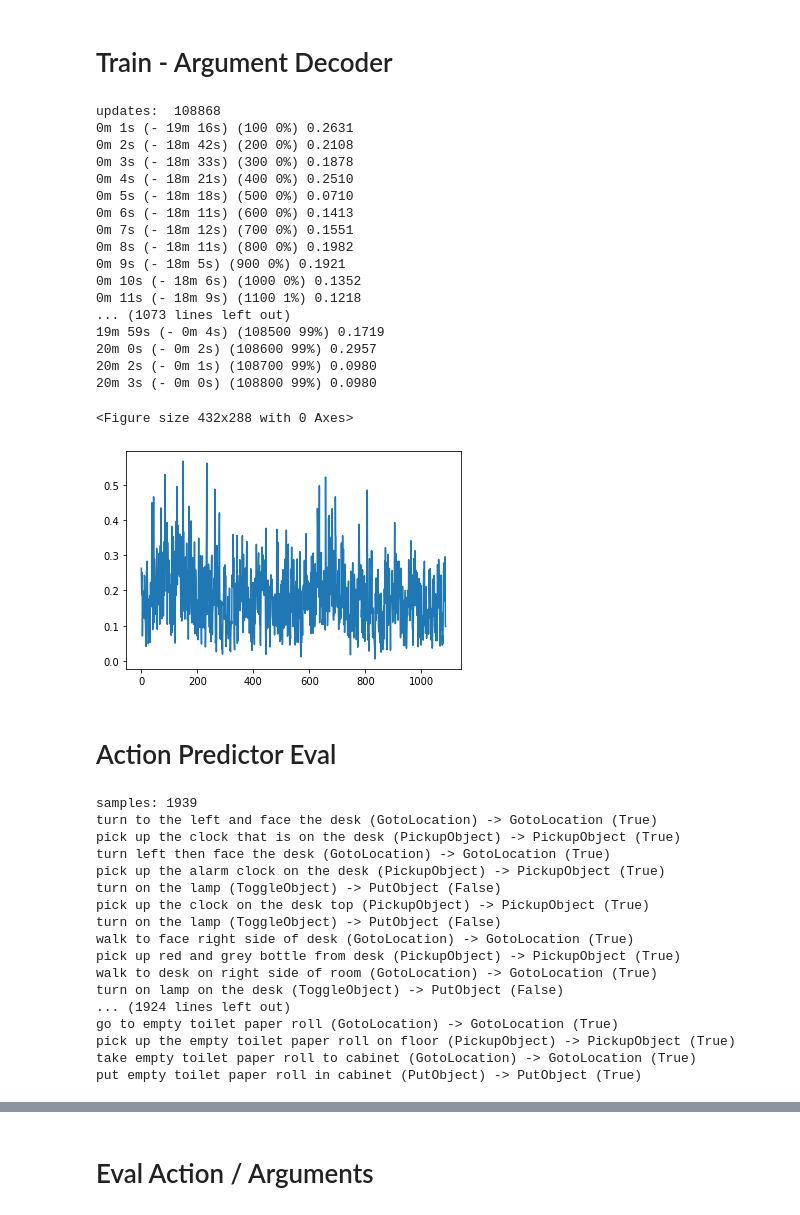
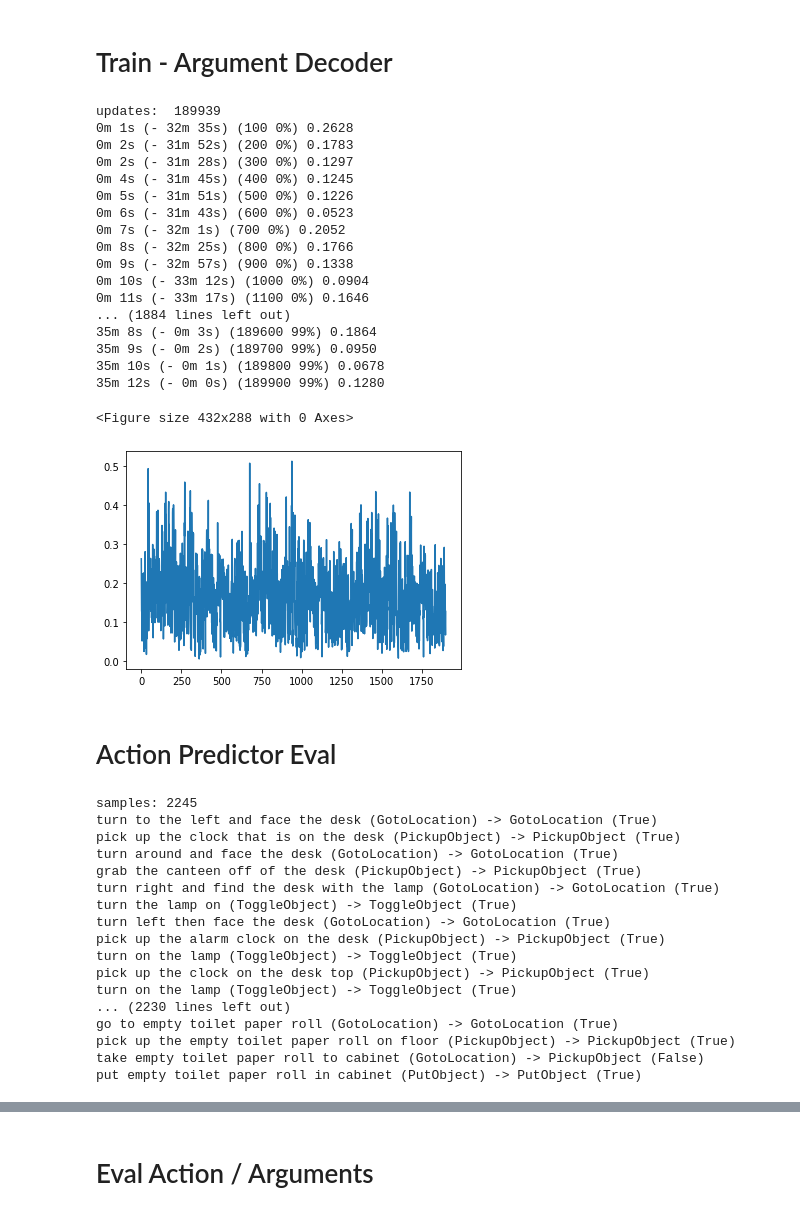
Before and after one commit to Riordan-DC/honours_research_repo, a Jupyter notebook: Sentence_Embedding_Predictor.ipynb, the cells around one changed output, grey strips where cells are left out. Drawn from its saved outputs; the diff is of its cells as text; code cells hidden in the pictures.

```diff
--- a/Sentence_Embedding_Predictor.ipynb
+++ b/Sentence_Embedding_Predictor.ipynb
@@ -77,14 +77,11 @@ def load_next_alfred_data(ALFRED_JSON_PATTERN):
         instruction_actions = []
         for d in annotations:
             votes = d['votes']
-            if all(votes): # WARNING: Limiting dataset based on votes
+            if any(votes): # WARNING: Limiting dataset based on votes
                 trajectory = {'task_desc': [], 'instructions': []}
                 trajectory['task_desc'] = preprocess_sentence(d['task_desc'])
                 for i in range(len(d['high_descs'])):
                     sanitized_instruction = preprocess_sentence(d['high_descs'][i])
-                    #sanitized_instruction = tokenizer(d['high_descs'][i])
-                    #sanitized_instruction = filter(lambda x: not x in string.punctuation,sanitized_instruction)
-                    #sanitized_instruction = [wnl.lemmatize(word) for word in sanitized_instruction]
                     instruction = {'instruction': sanitized_instruction,
                                    'action': actions[i]['discrete_action']['action'],
                                    'argument_1': actions[i]['discrete_action']['args'][0] if 0 < len(actions[i]['discrete_action']['args']) else '<unk>',
@@ -446,7 +447,7 @@ def train(input_tensor, target_action, encoder, predictor, encoder_optimizer, pr
 
 hidden_size = 256
 learning_rate = 0.01
-epochs = 2
+epochs = 1
 encoder = EncoderRNN(lang.n_words, hidden_size).to(device)
 action_predictor = ActionPredictor(hidden_size, action_lang.n_words, dropout_p=0.1).to(device)
 
@@ -578,7 +579,7 @@ def train(input_tensor, target_tensor, encoder, decoder, encoder_optimizer, deco
 
 hidden_size = 256
 learning_rate = 0.01
-epochs = 2
+epochs = 3
 encoder = EncoderRNN(lang.n_words, hidden_size).to(device)
 argument_decoder = AttnDecoderRNN(hidden_size, argument_lang.n_words, dropout_p=0.1).to(device)
 
@@ -608,51 +609,51 @@ criterion = nn.NLLLoss()
 for epoch in range(epochs):
     for batch in training_pairs:
         update += 1
         training_pair = batch
         input_tensor = tensor_from_sentence(lang, training_pair[0])
         target_tensor = tensor_from_sentence(argument_lang, training_pair[1])
 
         loss = train(input_tensor, target_tensor, encoder,
                      argument_decoder, encoder_optimizer, decoder_optimizer, criterion)
         print_loss_total += loss
         plot_loss_total += loss
 
         if update % print_every == 0:
             print_loss_avg = print_loss_total / print_every
             print_loss_total = 0
             print('%s (%d %d%%) %.4f' % (time_since(start, update / update_count),
                                          update, (update / update_count) * 100, print_loss_avg))
 
         if update % plot_every == 0:
             plot_loss_avg = plot_loss_total / plot_every
             plot_losses.append(plot_loss_avg)
             plot_loss_total = 0
 
     # Save model after every epoch
     torch.save(encoder.state_dict(), 'encoder.pt')
     torch.save(argument_decoder.state_dict(), 'argument_decoder.pt')
 
 show_plot(plot_losses)
 # %% [output]
-updates:  108868
-0m 1s (- 19m 16s) (100 0%) 0.2631
-0m 2s (- 18m 42s) (200 0%) 0.2108
-0m 3s (- 18m 33s) (300 0%) 0.1878
-0m 4s (- 18m 21s) (400 0%) 0.2510
-0m 5s (- 18m 18s) (500 0%) 0.0710
-0m 6s (- 18m 11s) (600 0%) 0.1413
-0m 7s (- 18m 12s) (700 0%) 0.1551
-0m 8s (- 18m 11s) (800 0%) 0.1982
-0m 9s (- 18m 5s) (900 0%) 0.1921
-0m 10s (- 18m 6s) (1000 0%) 0.1352
-0m 11s (- 18m 9s) (1100 1%) 0.1218
-... (1073 lines left out)
-19m 59s (- 0m 4s) (108500 99%) 0.1719
-20m 0s (- 0m 2s) (108600 99%) 0.2957
-20m 2s (- 0m 1s) (108700 99%) 0.0980
-20m 3s (- 0m 0s) (108800 99%) 0.0980
+updates:  189939
+0m 1s (- 32m 35s) (100 0%) 0.2628
+0m 2s (- 31m 52s) (200 0%) 0.1783
+0m 2s (- 31m 28s) (300 0%) 0.1297
+0m 4s (- 31m 45s) (400 0%) 0.1245
+0m 5s (- 31m 51s) (500 0%) 0.1226
+0m 6s (- 31m 43s) (600 0%) 0.0523
+0m 7s (- 32m 1s) (700 0%) 0.2052
+0m 8s (- 32m 25s) (800 0%) 0.1766
+0m 9s (- 32m 57s) (900 0%) 0.1338
+0m 10s (- 33m 12s) (1000 0%) 0.0904
+0m 11s (- 33m 17s) (1100 0%) 0.1646
+... (1884 lines left out)
+35m 8s (- 0m 3s) (189600 99%) 0.1864
+35m 9s (- 0m 2s) (189700 99%) 0.0950
+35m 10s (- 0m 1s) (189800 99%) 0.0678
+35m 12s (- 0m 0s) (189900 99%) 0.1280
 <Figure size 432x288 with 0 Axes>
-[figure, old version]
+[figure, new version]
 # %% [markdown]
 # Action Predictor Eval
 # %%
@@ -692,22 +693,22 @@ for sample in eval_pairs:
     print(f"{' '.join(sample[0])} ({sample[1][0]}) -> {output} ({output == sample[1][0]})")
     results.append(output == sample[1][0])
 # %% [output]
-samples: 1939
+samples: 2245
 turn to the left and face the desk (GotoLocation) -> GotoLocation (True)
 pick up the clock that is on the desk (PickupObject) -> PickupObject (True)
+turn around and face the desk (GotoLocation) -> GotoLocation (True)
+grab the canteen off of the desk (PickupObject) -> PickupObject (True)
+turn right and find the desk with the lamp (GotoLocation) -> GotoLocation (True)
+turn the lamp on (ToggleObject) -> ToggleObject (True)
 turn left then face the desk (GotoLocation) -> GotoLocation (True)
 pick up the alarm clock on the desk (PickupObject) -> PickupObject (True)
-turn on the lamp (ToggleObject) -> PutObject (False)
+turn on the lamp (ToggleObject) -> ToggleObject (True)
 pick up the clock on the desk top (PickupObject) -> PickupObject (True)
-turn on the lamp (ToggleObject) -> PutObject (False)
-walk to face right side of desk (GotoLocation) -> GotoLocation (True)
-pick up red and grey bottle from desk (PickupObject) -> PickupObject (True)
-walk to desk on right side of room (GotoLocation) -> GotoLocation (True)
-turn on lamp on the desk (ToggleObject) -> PutObject (False)
-... (1924 lines left out)
+turn on the lamp (ToggleObject) -> ToggleObject (True)
+... (2230 lines left out)
 go to empty toilet paper roll (GotoLocation) -> GotoLocation (True)
 pick up the empty toilet paper roll on floor (PickupObject) -> PickupObject (True)
-take empty toilet paper roll to cabinet (GotoLocation) -> GotoLocation (True)
+take empty toilet paper roll to cabinet (GotoLocation) -> PickupObject (False)
 put empty toilet paper roll in cabinet (PutObject) -> PutObject (True)
 # %%
 print(f"Success rate: {sum(results) / len(results)}")
```
Also changed, not shown: parts of 6 cells of this notebook, 6 other files.
